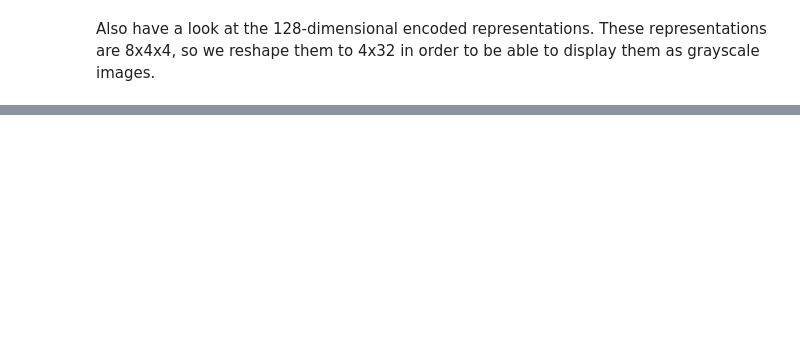
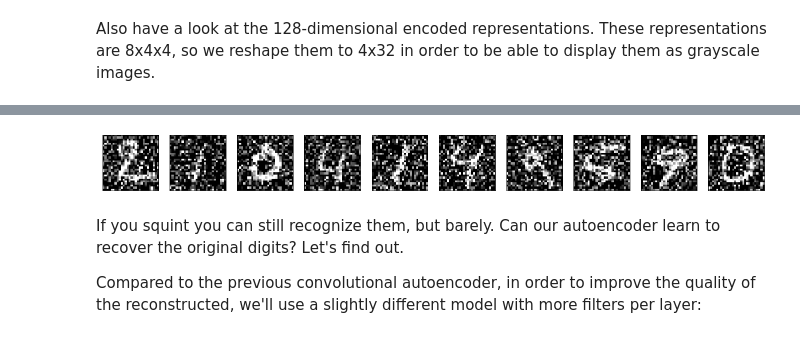
Before and after one commit to MarianVinasDSPT7/DS-Unit-4-Sprint-3-Deep-Learning, a Jupyter notebook: module3-autoencoders/Warm_Up.ipynb, the cells around one changed output, grey strips where cells are left out. Saved outputs shown, nothing was run; the diff lists cells and outputs as text; code cells hidden in the pictures; blank space fills up the shorter version.

```diff
--- a/module3-autoencoders/Warm_Up.ipynb
+++ b/module3-autoencoders/Warm_Up.ipynb
@@ -297,0 +312,36 @@ for i in range(1, n + 1):
+# %%
+from keras.datasets import mnist
+import numpy as np
+
+(x_train, _), (x_test, _) = mnist.load_data()
+
+x_train = x_train.astype('float32') / 255.
+x_test = x_test.astype('float32') / 255.
+x_train = np.reshape(x_train, (len(x_train), 28, 28, 1))
+x_test = np.reshape(x_test, (len(x_test), 28, 28, 1))
+
+noise_factor = 0.5
+x_train_noisy = x_train + noise_factor * np.random.normal(loc=0.0, scale=1.0, size=x_train.shape)
+x_test_noisy = x_test + noise_factor * np.random.normal(loc=0.0, scale=1.0, size=x_test.shape)
+
+x_train_noisy = np.clip(x_train_noisy, 0., 1.)
+x_test_noisy = np.clip(x_test_noisy, 0., 1.)
+
+# here's what the noisy digits look like:
+import matplotlib.pyplot as plt
+
+n = 10
+plt.figure(figsize=(20, 2))
+for i in range(1, n + 1):
+    ax = plt.subplot(1, n, i)
+    plt.imshow(x_test_noisy[i].reshape(28, 28))
+    plt.gray()
+    ax.get_xaxis().set_visible(False)
+    ax.get_yaxis().set_visible(False)
+plt.show()
+# %% [output]
+[figure, added]
+# %% [markdown]
+If you squint you can still recognize them, but barely. Can our autoencoder learn to recover the original digits? Let's find out.
+
+Compared to the previous convolutional autoencoder, in order to improve the quality of the reconstructed, we'll use a slightly different model with more filters per layer:
```
Also changed, not shown: parts of 5 cells of this notebook, 10 other files.
